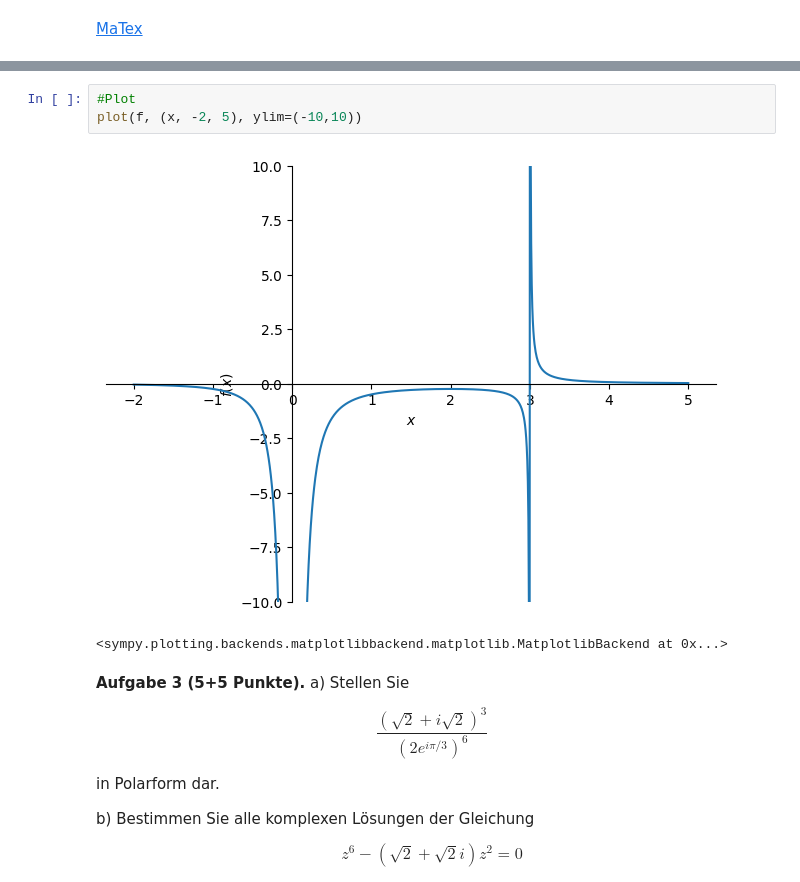
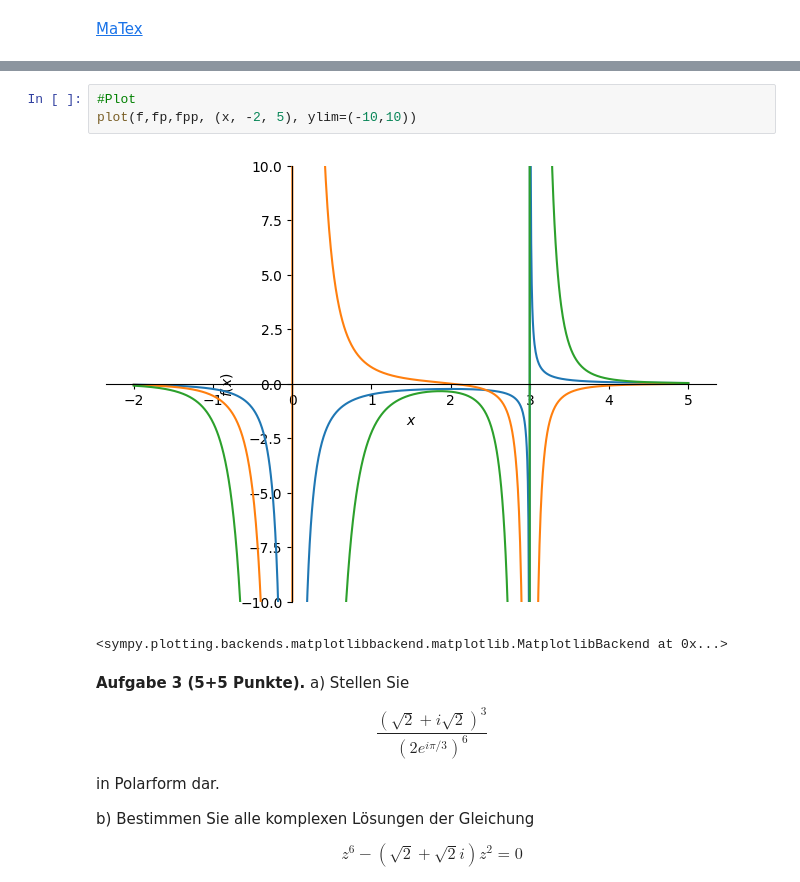
Before and after one commit to ms914/HM_test, a Jupyter notebook: Hoehere_Mathematik_1.ipynb, the cells around one changed output, grey strips where cells are left out. Saved outputs shown, nothing was run; the diff lists cells and outputs as text.

```diff
--- a/Hoehere_Mathematik_1.ipynb
+++ b/Hoehere_Mathematik_1.ipynb
@@ -145,9 +152,9 @@ $\displaystyle \left[ \right]$
 $\displaystyle \left[ 2\right]$
 # %%
 #Plot
-plot(f, (x, -2, 5), ylim=(-10,10))
+plot(f,fp,fpp, (x, -2, 5), ylim=(-10,10))
 # %% [output]
-[figure, old version]
+[figure, new version]
 <sympy.plotting.backends.matplotlibbackend.matplotlib.MatplotlibBackend at 0x...>
 # %% [markdown]
 **Aufgabe 3 (5+5 Punkte).**
```
Also changed, not shown: parts of 2 cells of this notebook.
